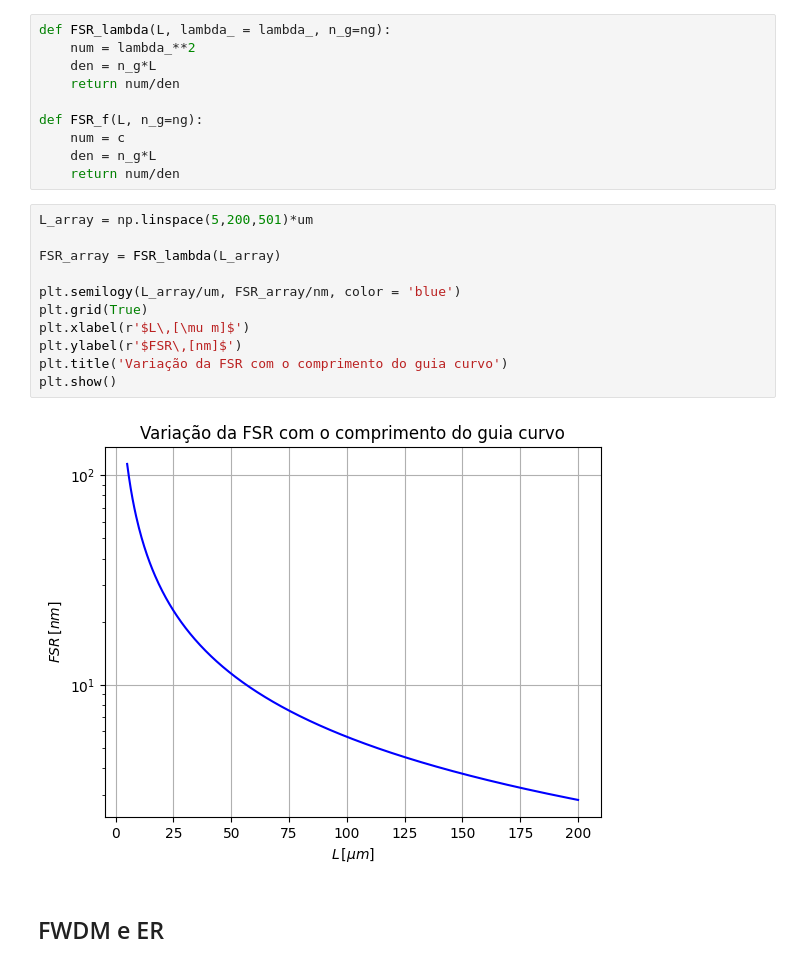
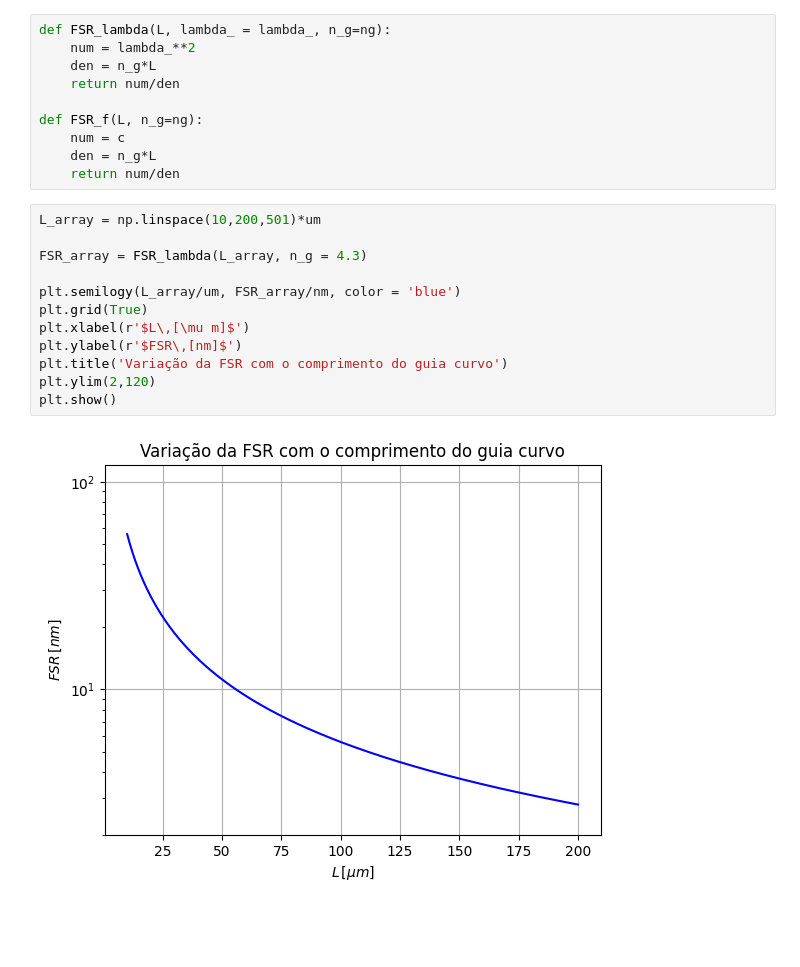
Before and after one commit to LucasGabrielMelo/PICs, a Jupyter notebook: Dispositivos fotônicos/Aneis ressonantes/Notebooks/Anel add-drop.ipynb, the cells around one changed output. Drawn from its saved outputs; the diff is of its cells as text; blank space fills up the shorter version.

```diff
--- a/Dispositivos fotônicos/Aneis ressonantes/Notebooks/Anel add-drop.ipynb
+++ b/Dispositivos fotônicos/Aneis ressonantes/Notebooks/Anel add-drop.ipynb
@@ -145,20 +147,19 @@ def FSR_f(L, n_g=ng):
     den = n_g*L
     return num/den
 # %%
-L_array = np.linspace(5,200,501)*um
+L_array = np.linspace(10,200,501)*um
 
-FSR_array = FSR_lambda(L_array)
+FSR_array = FSR_lambda(L_array, n_g = 4.3)
 
 plt.semilogy(L_array/um, FSR_array/nm, color = 'blue')
 plt.grid(True)
 plt.xlabel(r'$L\,[\mu m]$')
 plt.ylabel(r'$FSR\,[nm]$')
 plt.title('Variação da FSR com o comprimento do guia curvo')
+plt.ylim(2,120)
 plt.show()
 # %% [output]
-[figure, old version]
+[figure, new version]
-# %% [markdown]
-## FWDM e ER ##
 # %% [markdown]
 # Projeto de anel add-drop para filtro WDM #
 
```
Also changed, not shown: parts of 4 cells of this notebook, 2 other files.
